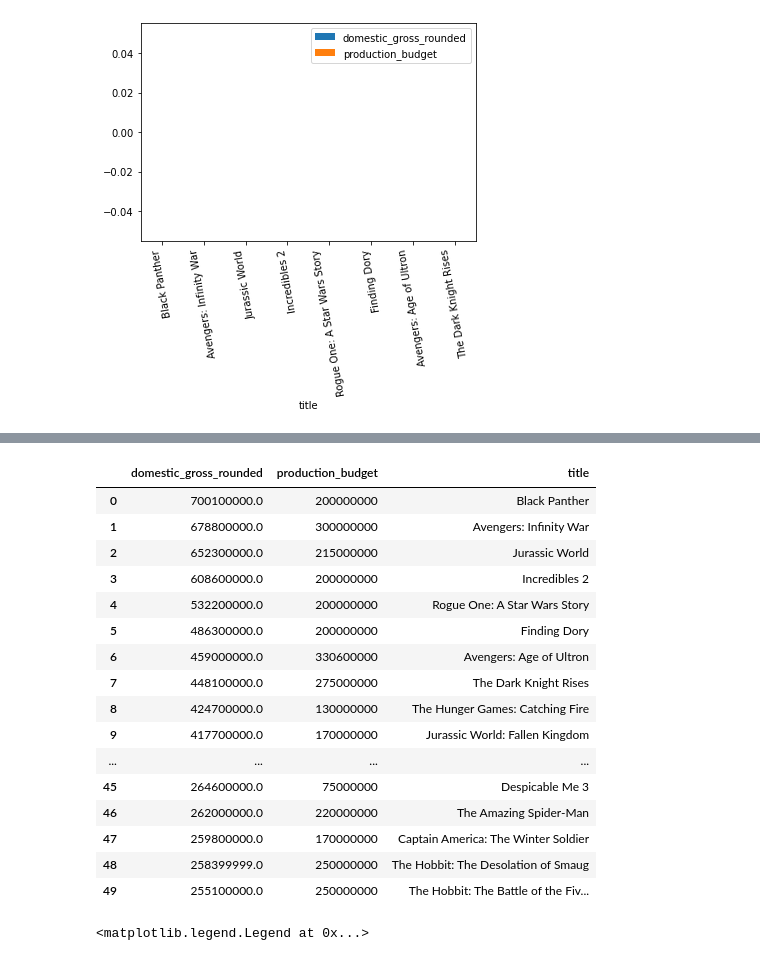
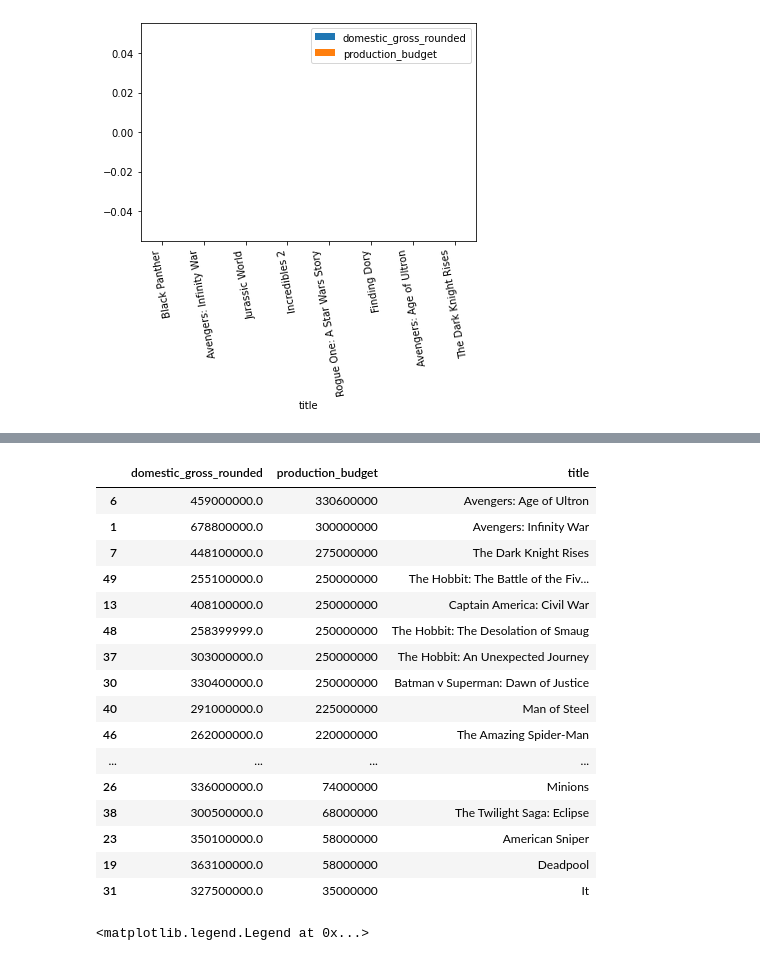
Before and after one commit to kinghenderson/microsoft_movie_analysis, a Jupyter notebook: Gross Value .ipynb, the cells around one changed output, grey strips where cells are left out. Saved outputs shown, nothing was run; the diff lists cells and outputs as text; code cells hidden in the pictures.

```diff
--- a/Gross Value .ipynb
+++ b/Gross Value .ipynb
@@ -93,23 +99,23 @@ df_graph.production_budget=df_graph.production_budget.str.replace('$', '').str.r
-# %%
-df_graph
-# %% [output]
-|  | domestic_gross_rounded | production_budget | title |
-| 0 | 700100000.0 | 200000000 | Black Panther |
-| 1 | 678800000.0 | 300000000 | Avengers: Infinity War |
-| 2 | 652300000.0 | 215000000 | Jurassic World |
-| 3 | 608600000.0 | 200000000 | Incredibles 2 |
-| 4 | 532200000.0 | 200000000 | Rogue One: A Star Wars Story |
-| 5 | 486300000.0 | 200000000 | Finding Dory |
-| 6 | 459000000.0 | 330600000 | Avengers: Age of Ultron |
-| 7 | 448100000.0 | 275000000 | The Dark Knight Rises |
-| 8 | 424700000.0 | 130000000 | The Hunger Games: Catching Fire |
-| 9 | 417700000.0 | 170000000 | Jurassic World: Fallen Kingdom |
-| ... | ... | ... | ... |
-| 45 | 264600000.0 | 75000000 | Despicable Me 3 |
-| 46 | 262000000.0 | 220000000 | The Amazing Spider-Man |
-| 47 | 259800000.0 | 170000000 | Captain America: The Winter Soldier |
-| 48 | 258399999.0 | 250000000 | The Hobbit: The Desolation of Smaug |
-| 49 | 255100000.0 | 250000000 | The Hobbit: The Battle of the Fiv... |
+# %%
+df_graph.sort_values(by='production_budget', ascending=False)
+# %% [output]
+|  | domestic_gross_rounded | production_budget | title |
+| 6 | 459000000.0 | 330600000 | Avengers: Age of Ultron |
+| 1 | 678800000.0 | 300000000 | Avengers: Infinity War |
+| 7 | 448100000.0 | 275000000 | The Dark Knight Rises |
+| 49 | 255100000.0 | 250000000 | The Hobbit: The Battle of the Fiv... |
+| 13 | 408100000.0 | 250000000 | Captain America: Civil War |
+| 48 | 258399999.0 | 250000000 | The Hobbit: The Desolation of Smaug |
+| 37 | 303000000.0 | 250000000 | The Hobbit: An Unexpected Journey |
+| 30 | 330400000.0 | 250000000 | Batman v Superman: Dawn of Justice |
+| 40 | 291000000.0 | 225000000 | Man of Steel |
+| 46 | 262000000.0 | 220000000 | The Amazing Spider-Man |
+| ... | ... | ... | ... |
+| 26 | 336000000.0 | 74000000 | Minions |
+| 38 | 300500000.0 | 68000000 | The Twilight Saga: Eclipse |
+| 23 | 350100000.0 | 58000000 | American Sniper |
+| 19 | 363100000.0 | 58000000 | Deadpool |
+| 31 | 327500000.0 | 35000000 | It |
 # %%
 #transfering data from graph_df into a scatter plot
 #ax = df_graph.plot.scatter(x="production_budget", y="domestic_gross_rounded")
```
Also changed, not shown: parts of 9 cells of this notebook, 1 other file.
